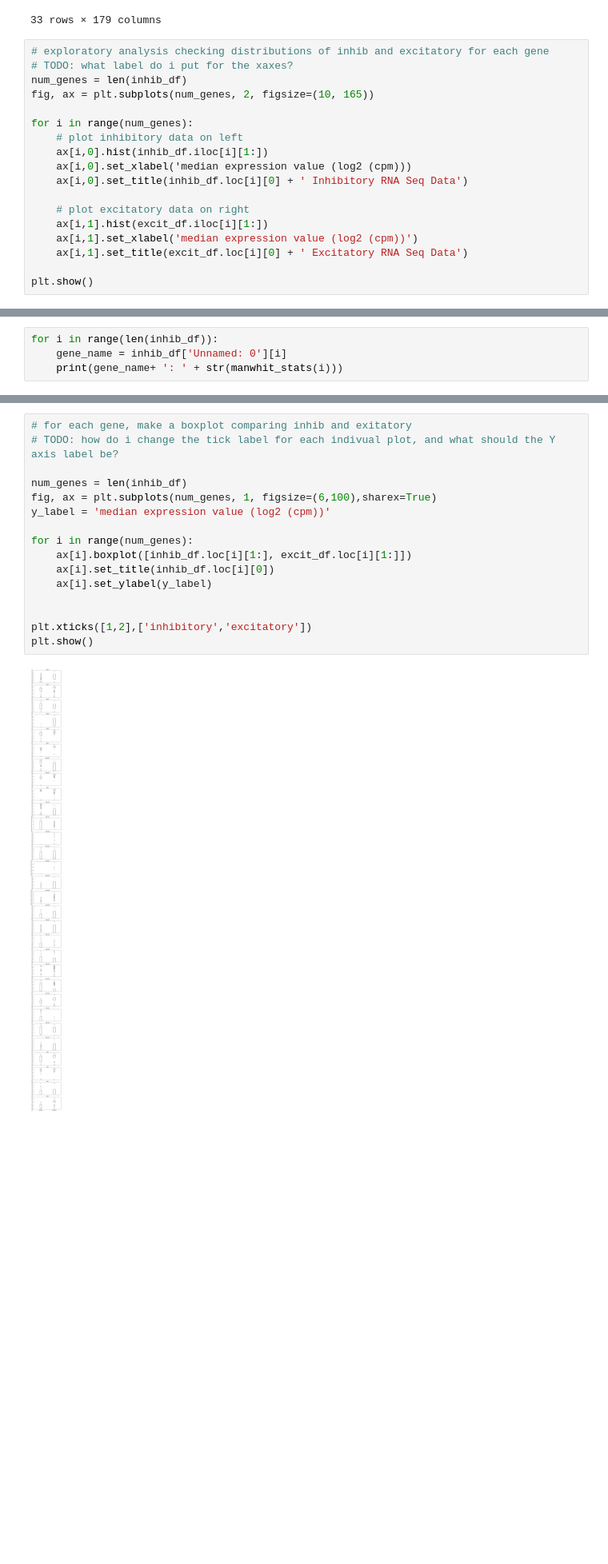
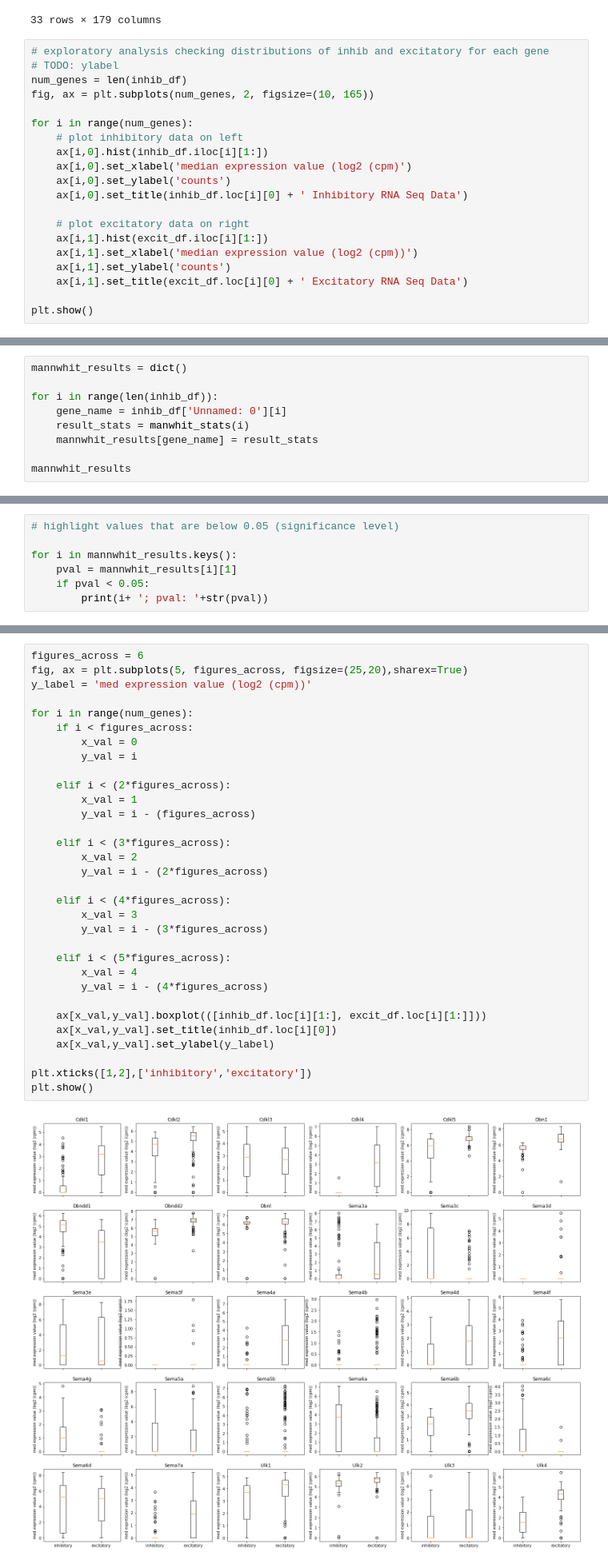
Before and after one commit to bijoudej/BIPN162_FinalProject, a Jupyter notebook: Final_Project_Master.ipynb, the cells around one changed output, grey strips where cells are left out. Shown: that part at 80% size. Drawn from its saved outputs; the diff is of its cells as text; blank space fills up the shorter version.

```diff
--- a/Final_Project_Master.ipynb
+++ b/Final_Project_Master.ipynb
@@ -158,19 +162,21 @@ excit_df
 33 rows × 179 columns
 # %%
 # exploratory analysis checking distributions of inhib and excitatory for each gene
-# TODO: what label do i put for the xaxes?
+# TODO: ylabel
 num_genes = len(inhib_df)
 fig, ax = plt.subplots(num_genes, 2, figsize=(10, 165))
 
 for i in range(num_genes):
     # plot inhibitory data on left
     ax[i,0].hist(inhib_df.iloc[i][1:])
-    ax[i,0].set_xlabel('median expression value (log2 (cpm)))
+    ax[i,0].set_xlabel('median expression value (log2 (cpm)')
+    ax[i,0].set_ylabel('counts')
     ax[i,0].set_title(inhib_df.loc[i][0] + ' Inhibitory RNA Seq Data')
 
     # plot excitatory data on right
     ax[i,1].hist(excit_df.iloc[i][1:])
     ax[i,1].set_xlabel('median expression value (log2 (cpm))')
+    ax[i,1].set_ylabel('counts')
     ax[i,1].set_title(excit_df.loc[i][0] + ' Excitatory RNA Seq Data')
 
 plt.show()
@@ -232,7 +243,12 @@ def manwhit_stats(index_of_gene):
     '''
     return stats.mannwhitneyu(excit_df.iloc[index_of_gene][1:], inhib_df.iloc[index_of_gene][1:])
 # %%
+mannwhit_results = dict()
+
 for i in range(len(inhib_df)):
     gene_name = inhib_df['Unnamed: 0'][i]
-    print(gene_name+ ': ' + str(manwhit_stats(i)))
+    result_stats = manwhit_stats(i)
+    mannwhit_results[gene_name] = result_stats
+
+mannwhit_results
 # %% [output]
@@ -255,0 +272,7 @@ Ulk4: MannwhitneyuResult(statistic=879.5, pvalue=2.8046705437408185e-33)
+# %%
+# highlight values that are below 0.05 (significance level)
+
+for i in mannwhit_results.keys():
+    pval = mannwhit_results[i][1]
+    if pval < 0.05:
+        print(i+ '; pval: '+str(pval))
@@ -256,18 +299,34 @@ Ulk4: MannwhitneyuResult(statistic=879.5, pvalue=2.8046705437408185e-33)
 # %%
-# for each gene, make a boxplot comparing inhib and exitatory
-# TODO: how do i change the tick label for each indivual plot, and what should the Y axis label be?
-
-num_genes = len(inhib_df)
-fig, ax = plt.subplots(num_genes, 1, figsize=(6,100),sharex=True)
-y_label = 'median expression value (log2 (cpm))'
+figures_across = 6
+fig, ax = plt.subplots(5, figures_across, figsize=(25,20),sharex=True)
+y_label = 'med expression value (log2 (cpm))'
 
 for i in range(num_genes):
-    ax[i].boxplot([inhib_df.loc[i][1:], excit_df.loc[i][1:]])
-    ax[i].set_title(inhib_df.loc[i][0])
-    ax[i].set_ylabel(y_label)
+    if i < figures_across:
+        x_val = 0
+        y_val = i
 
+    elif i < (2*figures_across):
+        x_val = 1
+        y_val = i - (figures_across)
+
+    elif i < (3*figures_across):
+        x_val = 2
+        y_val = i - (2*figures_across)
+
+    elif i < (4*figures_across):
+        x_val = 3
+        y_val = i - (3*figures_across)
+
+    elif i < (5*figures_across):
+        x_val = 4
+        y_val = i - (4*figures_across)
+
+    ax[x_val,y_val].boxplot(([inhib_df.loc[i][1:], excit_df.loc[i][1:]]))
+    ax[x_val,y_val].set_title(inhib_df.loc[i][0])
+    ax[x_val,y_val].set_ylabel(y_label)
 
 plt.xticks([1,2],['inhibitory','excitatory'])
 plt.show()
 # %% [output]
-[figure, old version]
+[figure, new version]
```
Also changed, not shown: parts of 10 cells of this notebook.
